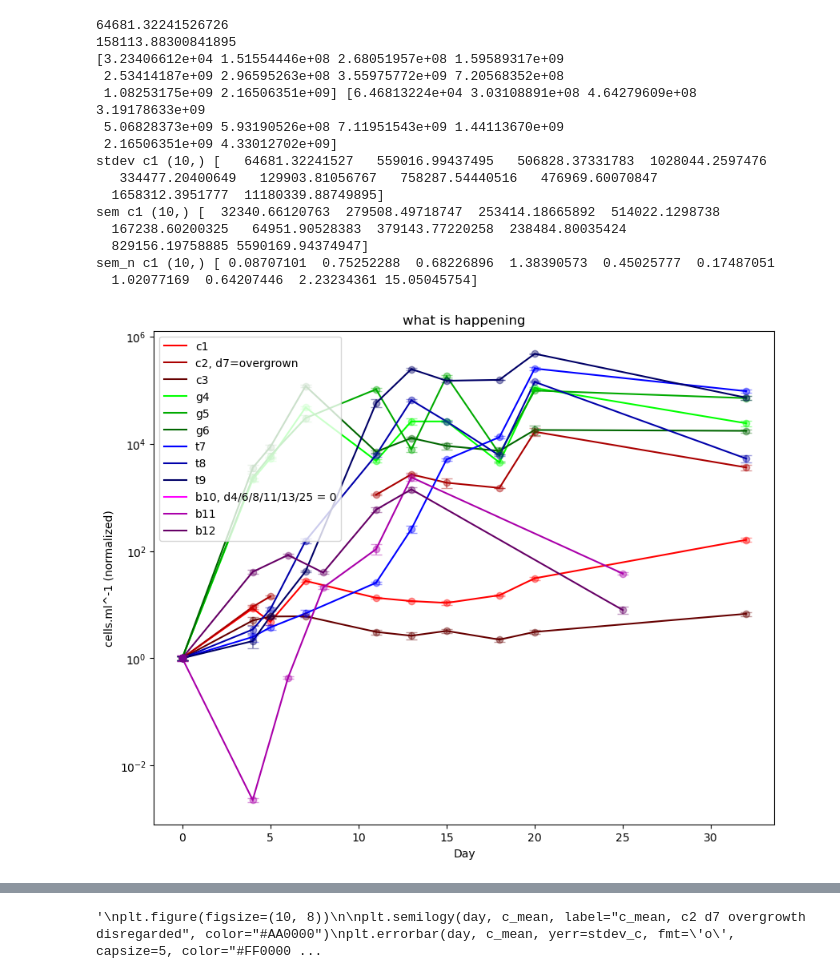
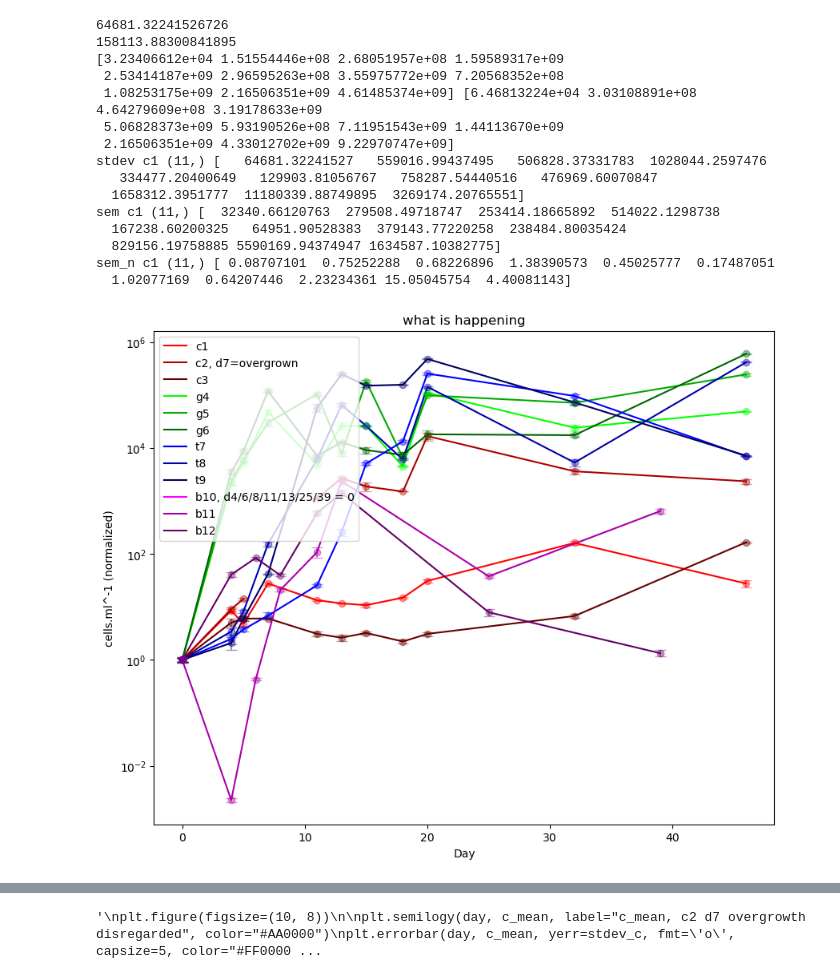
Before and after one commit to lucca-cas/tholinlab, a Jupyter notebook: cupriavidus.ipynb, the cells around one changed output, grey strips where cells are left out. Saved outputs shown, nothing was run; the diff lists cells and outputs as text; code cells hidden in the pictures.

```diff
--- a/cupriavidus.ipynb
+++ b/cupriavidus.ipynb
@@ -288,21 +313,21 @@ print(day0_stdev)
 print(day0_b_stdev)
 
 
-stdev_c1 = np.array([day0_stdev, np.std(c1d4), np.std(c1d5), np.std(c1d7), np.std(c1d11), np.std(c1d13), np.std(c1d15), np.std(c1d18), np.std(c1d20), np.std(c1d32)])
-stdev_c2 = np.array([day0_stdev, np.std(c2d4), np.std(c2d5), np.std(c2d7), np.std(c2d11), np.std(c2d13), np.std(c2d15), np.std(c2d18), np.std(c2d20), np.std(c2d32)])
-stdev_c3 = np.array([day0_stdev, np.std(c3d4), np.std(c3d5), np.std(c3d7), np.std(c3d11), np.std(c3d13), np.std(c3d15), np.std(c3d18), np.std(c3d20), np.std(c3d32)])
+stdev_c1 = np.array([day0_stdev, np.std(c1d4), np.std(c1d5), np.std(c1d7), np.std(c1d11), np.std(c1d13), np.std(c1d15), np.std(c1d18), np.std(c1d20), np.std(c1d32), np.std(c1d46)])
+stdev_c2 = np.array([day0_stdev, np.std(c2d4), np.std(c2d5), np.std(c2d7), np.std(c2d11), np.std(c2d13), np.std(c2d15), np.std(c2d18), np.std(c2d20), np.std(c2d32), np.std(c2d46)])
+stdev_c3 = np.array([day0_stdev, np.std(c3d4), np.std(c3d5), np.std(c3d7), np.std(c3d11), np.std(c3d13), np.std(c3d15), np.std(c3d18), np.std(c3d20), np.std(c3d32), np.std(c3d46)])
 
-stdev_g4 = np.array([day0_stdev, np.std(g4d4), np.std(g4d5), np.std(g4d7), np.std(g4d11), np.std(g4d13), np.std(g4d15), np.std(g4d18), np.std(g4d20), np.std(g4d32)])
-stdev_g5 = np.array([day0_stdev, np.std(g5d4), np.std(g5d5), np.std(g5d7), np.std(g5d11), np.std(g5d13), np.std(g5d15), np.std(g5d18), np.std(g5d20), np.std(g5d32)])
-stdev_g6 = np.array([day0_stdev, np.std(g6d4), np.std(g6d5), np.std(g6d7), np.std(g6d11), np.std(g6d13), np.std(g6d15), np.std(g6d18), np.std(g6d20), np.std(g6d32)])
+stdev_g4 = np.array([day0_stdev, np.std(g4d4), np.std(g4d5), np.std(g4d7), np.std(g4d11), np.std(g4d13), np.std(g4d15), np.std(g4d18), np.std(g4d20), np.std(g4d32), np.std(g4d46)])
+stdev_g5 = np.array([day0_stdev, np.std(g5d4), np.std(g5d5), np.std(g5d7), np.std(g5d11), np.std(g5d13), np.std(g5d15), np.std(g5d18), np.std(g5d20), np.std(g5d32), np.std(g5d46)])
+stdev_g6 = np.array([day0_stdev, np.std(g6d4), np.std(g6d5), np.std(g6d7), np.std(g6d11), np.std(g6d13), np.std(g6d15), np.std(g6d18), np.std(g6d20), np.std(g6d32), np.std(g6d46)])
 
-stdev_t7 = np.array([day0_stdev, np.std(t7d4), np.std(t7d5), np.std(t7d7), np.std(t7d11), np.std(t7d13), np.std(t7d15), np.std(t7d18), np.std(t7d20), np.std(t7d32)])
-stdev_t8 = np.array([day0_stdev, np.std(t8d4), np.std(t8d5), np.std(t8d7), np.std(t8d11), np.std(t8d13), np.std(t8d15), np.std(t8d18), np.std(t8d20), np.std(t8d32)])
-stdev_t9 = np.array([day0_stdev, np.std(t9d4), np.std(t9d5), np.std(t9d7), np.std(t9d11), np.std(t9d13), np.std(t9d15), np.std(t9d18), np.std(t9d20), np.std(t9d32)])
+stdev_t7 = np.array([day0_stdev, np.std(t7d4), np.std(t7d5), np.std(t7d7), np.std(t7d11), np.std(t7d13), np.std(t7d15), np.std(t7d18), np.std(t7d20), np.std(t7d32), np.std(t7d46)])
+stdev_t8 = np.array([day0_stdev, np.std(t8d4), np.std(t8d5), np.std(t8d7), np.std(t8d11), np.std(t8d13), np.std(t8d15), np.std(t8d18), np.std(t8d20), np.std(t8d32), np.std(t8d46)])
+stdev_t9 = np.array([day0_stdev, np.std(t9d4), np.std(t9d5), np.std(t9d7), np.std(t9d11), np.std(t9d13), np.std(t9d15), np.std(t9d18), np.std(t9d20), np.std(t9d32), np.std(t9d46)])
 
-stdev_b10 = np.array([day0_b_stdev, np.std(b10d4), np.std(b10d6), np.std(b10d8), np.std(b10d11), np.std(b10d13), np.std(b10d25)])
-stdev_b11 = np.array([day0_b_stdev, np.std(b11d4), np.std(b11d6), np.std(b11d8), np.std(b11d11), np.std(b11d13), np.std(b11d25)])
-stdev_b12 = np.array([day0_b_stdev, np.std(b12d4), np.std(b12d6), np.std(b12d8), np.std(b12d11), np.std(b12d13), np.std(b12d25)])
+stdev_b10 = np.array([day0_b_stdev, np.std(b10d4), np.std(b10d6), np.std(b10d8), np.std(b10d11), np.std(b10d13), np.std(b10d25), np.std(b10d39)])
+stdev_b11 = np.array([day0_b_stdev, np.std(b11d4), np.std(b11d6), np.std(b11d8), np.std(b11d11), np.std(b11d13), np.std(b11d25), np.std(b11d39)])
+stdev_b12 = np.array([day0_b_stdev, np.std(b12d4), np.std(b12d6), np.std(b12d8), np.std(b12d11), np.std(b12d13), np.std(b12d25), np.std(b12d39)])
 
 #mod all of above
 
@@ -343,20 +368,20 @@ print('sem_n c1', np.shape(sem_c1_n), sem_c1_n)
 158113.88300841895
 [3.23406612e+04 1.51554446e+08 2.68051957e+08 1.59589317e+09
  2.53414187e+09 2.96595263e+08 3.55975772e+09 7.20568352e+08
- 1.08253175e+09 2.16506351e+09] [6.46813224e+04 3.03108891e+08 4.64279609e+08 3.19178633e+09
+ 1.08253175e+09 2.16506351e+09 4.61485374e+09] [6.46813224e+04 3.03108891e+08 4.64279609e+08 3.19178633e+09
  5.06828373e+09 5.93190526e+08 7.11951543e+09 1.44113670e+09
- 2.16506351e+09 4.33012702e+09]
-stdev c1 (10,) [   64681.32241527   559016.99437495   506828.37331783  1028044.2597476
+ 2.16506351e+09 4.33012702e+09 9.22970747e+09]
+stdev c1 (11,) [   64681.32241527   559016.99437495   506828.37331783  1028044.2597476
    334477.20400649   129903.81056767   758287.54440516   476969.60070847
-  1658312.3951777  11180339.88749895]
-sem c1 (10,) [  32340.66120763  279508.49718747  253414.18665892  514022.1298738
+  1658312.3951777  11180339.88749895  3269174.20765551]
+sem c1 (11,) [  32340.66120763  279508.49718747  253414.18665892  514022.1298738
   167238.60200325   64951.90528383  379143.77220258  238484.80035424
-  829156.19758885 5590169.94374947]
-sem_n c1 (10,) [ 0.08707101  0.75252288  0.68226896  1.38390573  0.45025777  0.17487051
-  1.02077169  0.64207446  2.23234361 15.05045754]
+  829156.19758885 5590169.94374947 1634587.10382775]
+sem_n c1 (11,) [ 0.08707101  0.75252288  0.68226896  1.38390573  0.45025777  0.17487051
+  1.02077169  0.64207446  2.23234361 15.05045754  4.40081143]
 # %%
-day = np.array([0, 4, 5, 7, 11, 13, 15, 18, 20, 32]) #mod
-day_b = np.array([0, 4, 6, 8, 11, 13, 25]) #mod
+day = np.array([0, 4, 5, 7, 11, 13, 15, 18, 20, 32, 46]) #mod
+day_b = np.array([0, 4, 6, 8, 11, 13, 25, 39]) #mod
 
 plt.figure(figsize=(10, 8))
 plt.semilogy(day, c1n, label="c1", color="#FF0000")
@@ -367,35 +392,35 @@ plt.semilogy(day, c3n, label="c3", color="#660000")
 plt.errorbar(day, c3n, yerr=sem_c3_n, fmt='o', capsize=5, color="#660000", alpha=0.4)
 
 plt.semilogy(day, g4n, label="g4", color="#00FF00")
 plt.errorbar(day, g4n, yerr=sem_g4_n, fmt='o', capsize=5, color="#00FF00", alpha=0.4)
 plt.semilogy(day, g5n, label="g5", color="#00AA00")
 plt.errorbar(day, g5n, yerr=sem_g5_n, fmt='o', capsize=5, color="#00AA00", alpha=0.4)
 plt.semilogy(day, g6n, label="g6", color="#006600")
 plt.errorbar(day, g6n, yerr=sem_g6_n, fmt='o', capsize=5, color="#006600", alpha=0.4)
 
 plt.semilogy(day, t7n, label="t7", color="#0000FF")
 plt.errorbar(day, t7n, yerr=sem_t7_n, fmt='o', capsize=5, color="#0000FF", alpha=0.4)
 plt.semilogy(day, t8n, label="t8", color="#0000AA")
 plt.errorbar(day, t8n, yerr=sem_t8_n, fmt='o', capsize=5, color="#0000AA", alpha=0.4)
 plt.semilogy(day, t9n, label="t9", color="#000066")
 plt.errorbar(day, t9n, yerr=sem_t9_n, fmt='o', capsize=5, color="#000066", alpha=0.4)
 
-plt.semilogy(day_b, b10n, label="b10, d4/6/8/11/13/25 = 0", color="#FF00FF") #mod (label)
+plt.semilogy(day_b, b10n, label="b10, d4/6/8/11/13/25/39 = 0", color="#FF00FF") #mod (label)
 plt.semilogy(0, b10n[0], 'o', color="#FF00FF")
 plt.errorbar(day_b, b10n, yerr=sem_b10_n, fmt='o', capsize=5, color="#FF00FF", alpha=0.4)
 plt.semilogy(day_b, b11n, label="b11", color="#AA00AA")
 plt.errorbar(day_b, b11n, yerr=sem_b11_n, fmt='o', capsize=5, color="#AA00AA", alpha=0.4)
 plt.semilogy(day_b, b12n, label="b12", color="#660066")
 plt.errorbar(day_b, b12n, yerr=sem_b12_n, fmt='o', capsize=5, color="#660066", alpha=0.4)
 
 
 plt.xlabel("Day")
 plt.ylabel("cells.ml^-1 (normalized)")
 plt.title("what is happening")
 plt.legend(loc='upper left')
 plt.show()
 # %% [output]
-[figure, old version]
+[figure, new version]
 # %%
 fig, axs = plt.subplots(2, 2, figsize=(16, 12))
 
```
Also changed, not shown: parts of 7 cells of this notebook, 2 other files.
